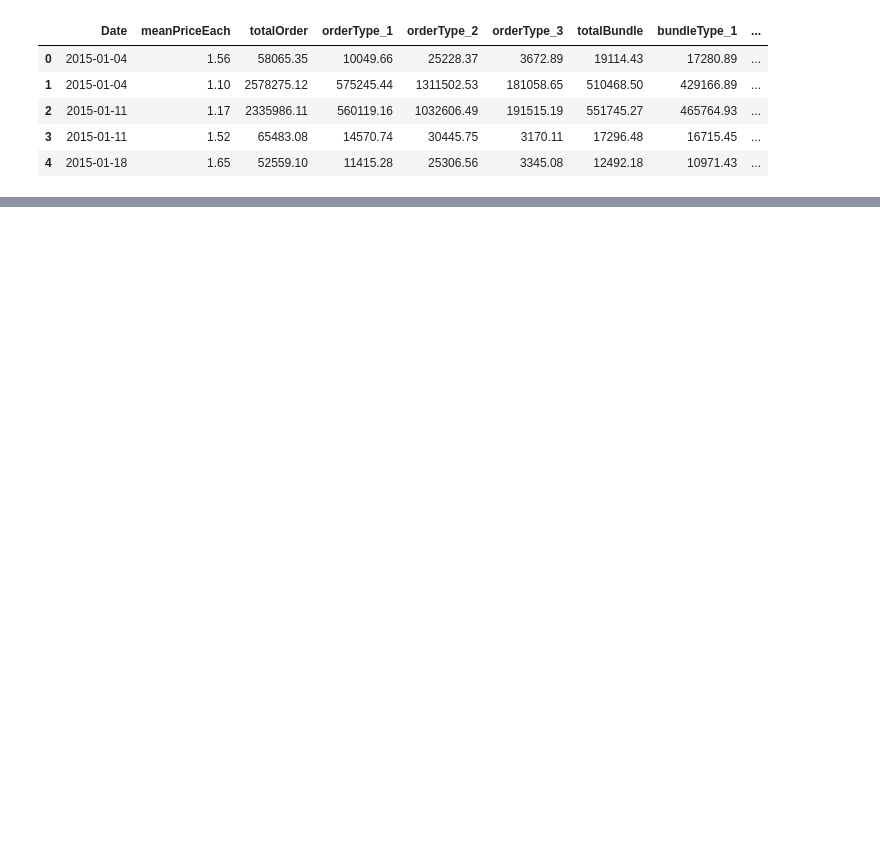
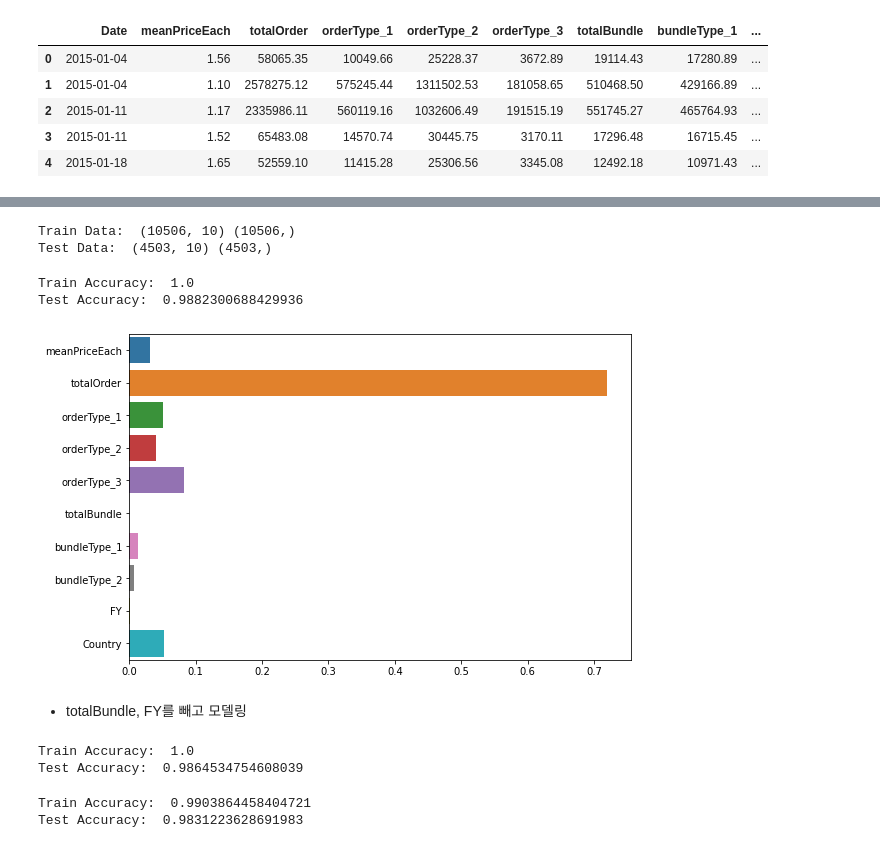
Before and after one commit to winterconnect/Machine_Learning, a Jupyter notebook: Python_Machine_Learning/code/Practice_Product.ipynb, the cells around one changed output, grey strips where cells are left out. Cells and saved outputs as stored; diff of their text form; code cells hidden in the pictures; blank space fills up the shorter version.

```diff
--- a/Python_Machine_Learning/code/Practice_Product.ipynb
+++ b/Python_Machine_Learning/code/Practice_Product.ipynb
@@ -446,0 +470,42 @@ f1_score(y_test, y_hat_5, pos_label = 'Offline')
+# %%
+# 전체로 모델링
+
+X = df_pd[['meanPriceEach', 'totalOrder', 'orderType_1', 'orderType_2',
+       'orderType_3', 'totalBundle', 'bundleType_1', 'bundleType_2', 'FY', 'Country']]
+y = df_pd['customerType']
+
+
+X_train, X_test, y_train, y_test = train_test_split(X, y,
+                                                    test_size = 0.3,
+                                                    random_state = 2045)
+
+print('Train Data: ' , X_train.shape, y_train.shape)
+print('Test Data: ' , X_test.shape, y_test.shape)
+# %% [output]
+Train Data:  (10506, 10) (10506,)
+Test Data:  (4503, 10) (4503,)
+# %%
+DT_1 = DecisionTreeClassifier(random_state = 2045)
+DT_1.fit(X_train, y_train)
+y_hat_dt1 = DT_1.predict(X_test)
+# %%
+print('Train Accuracy: ' , DT_1.score(X_train, y_train))
+print('Test Accuracy: ' , DT_1.score(X_test, y_test))
+
+acc_dt = DT_1.score(X_test, y_test)
+# overfitting
+# %% [output]
+Train Accuracy:  1.0
+Test Accuracy:  0.9882300688429936
+# %%
+# feature importances 확인 - totalBundle, FY 기여도 없음
+
+plt.figure(figsize = (9, 6))
+sns.barplot(DT_1.feature_importances_,
+            ['meanPriceEach', 'totalOrder', 'orderType_1', 'orderType_2',
+       'orderType_3', 'totalBundle', 'bundleType_1', 'bundleType_2', 'FY', 'Country'])
+plt.show()
+# %% [output]
+[figure, added]
+# %% [markdown]
+- totalBundle, FY를 빼고 모델링
@@ -446,0 +521,10 @@ f1_score(y_test, y_hat_5, pos_label = 'Offline')
+# %%
+DT_2 = DecisionTreeClassifier(random_state = 2045)
+DT_2.fit(X_train, y_train)
+y_hat_dt2 = DT_2.predict(X_test)
+
+print('Train Accuracy: ' , DT_2.score(X_train, y_train))
+print('Test Accuracy: ' , DT_2.score(X_test, y_test))
+# %% [output]
+Train Accuracy:  1.0
+Test Accuracy:  0.9864534754608039
@@ -446,0 +547,6 @@ f1_score(y_test, y_hat_5, pos_label = 'Offline')
+# %%
+print('Train Accuracy: ' , DT_1.score(X_train, y_train))
+print('Test Accuracy: ' , DT_1.score(X_test, y_test))
+# %% [output]
+Train Accuracy:  0.9903864458404721
+Test Accuracy:  0.9831223628691983
```
Also changed, not shown: parts of 122 cells of this notebook, 1 other file.
